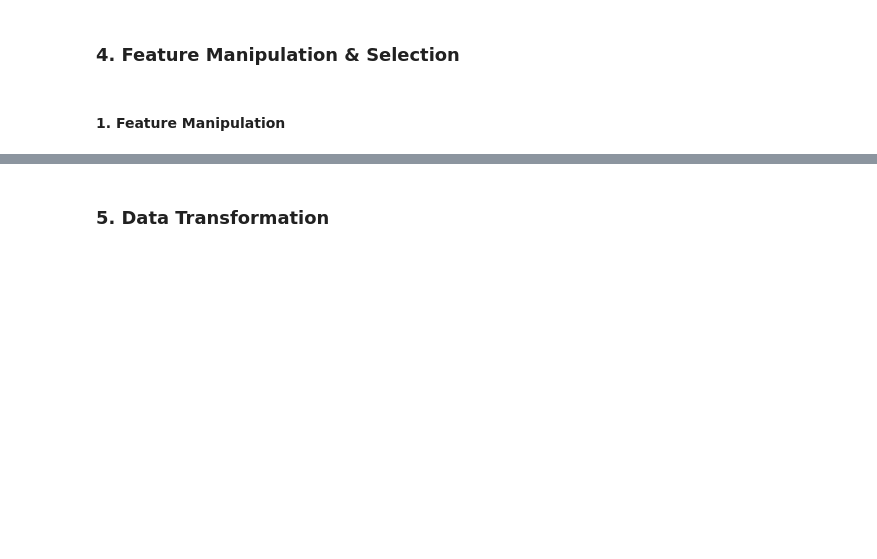
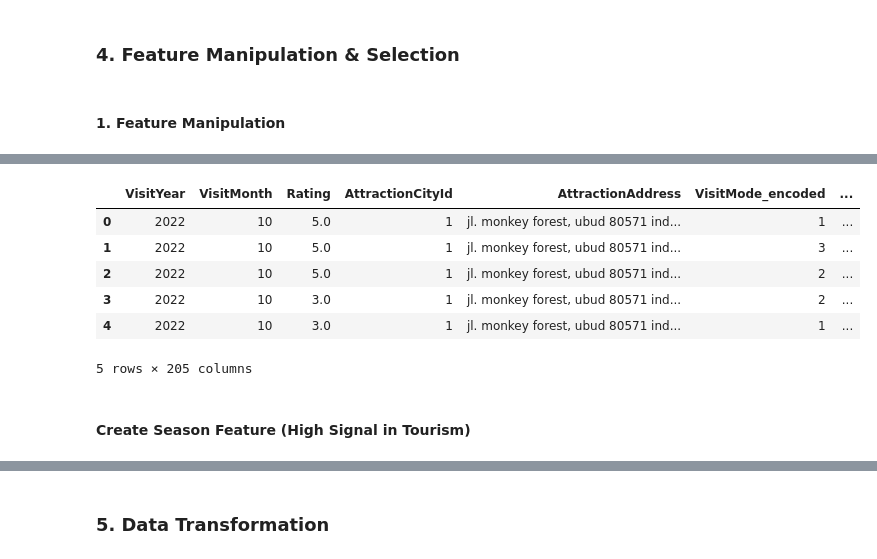
Before and after one commit to viraj-gavade/Tourism-Experience-Analytics, a Jupyter notebook: notebooks/experiments.ipynb, the cells around one changed output, grey strips where cells are left out. Cells and saved outputs as stored; diff of their text form; code cells hidden in the pictures; blank space fills up the shorter version.

```diff
--- a/notebooks/experiments.ipynb
+++ b/notebooks/experiments.ipynb
@@ -845,0 +844,28 @@ Answer Here.
+# %%
+import pandas as pd
+import numpy as np
+
+# Create a date (use day=1 as placeholder)
+df["VisitDate"] = pd.to_datetime(
+    dict(year=df["VisitYear"], month=df["VisitMonth"], day=1)
+)
+
+# Optional: Years since visit (recency proxy)
+current_year = df["VisitYear"].max()
+df["VisitRecencyYears"] = current_year - df["VisitYear"]
+
+# Cyclical encoding for month (better than raw month for many models)
+df["Month_sin"] = np.sin(2 * np.pi * df["VisitMonth"] / 12)
+df["Month_cos"] = np.cos(2 * np.pi * df["VisitMonth"] / 12)
+# %%
+df.head()
+# %% [output]
+|  | VisitYear | VisitMonth | Rating | AttractionCityId | AttractionAddress | VisitMode_encoded | ... |
+| 0 | 2022 | 10 | 5.0 | 1 | jl. monkey forest, ubud 80571 ind... | 1 | ... |
+| 1 | 2022 | 10 | 5.0 | 1 | jl. monkey forest, ubud 80571 ind... | 3 | ... |
+| 2 | 2022 | 10 | 5.0 | 1 | jl. monkey forest, ubud 80571 ind... | 2 | ... |
+| 3 | 2022 | 10 | 3.0 | 1 | jl. monkey forest, ubud 80571 ind... | 2 | ... |
+| 4 | 2022 | 10 | 3.0 | 1 | jl. monkey forest, ubud 80571 ind... | 1 | ... |
+5 rows × 205 columns
+# %% [markdown]
+#### Create Season Feature (High Signal in Tourism)
```
Also changed, not shown: parts of 23 cells of this notebook.
